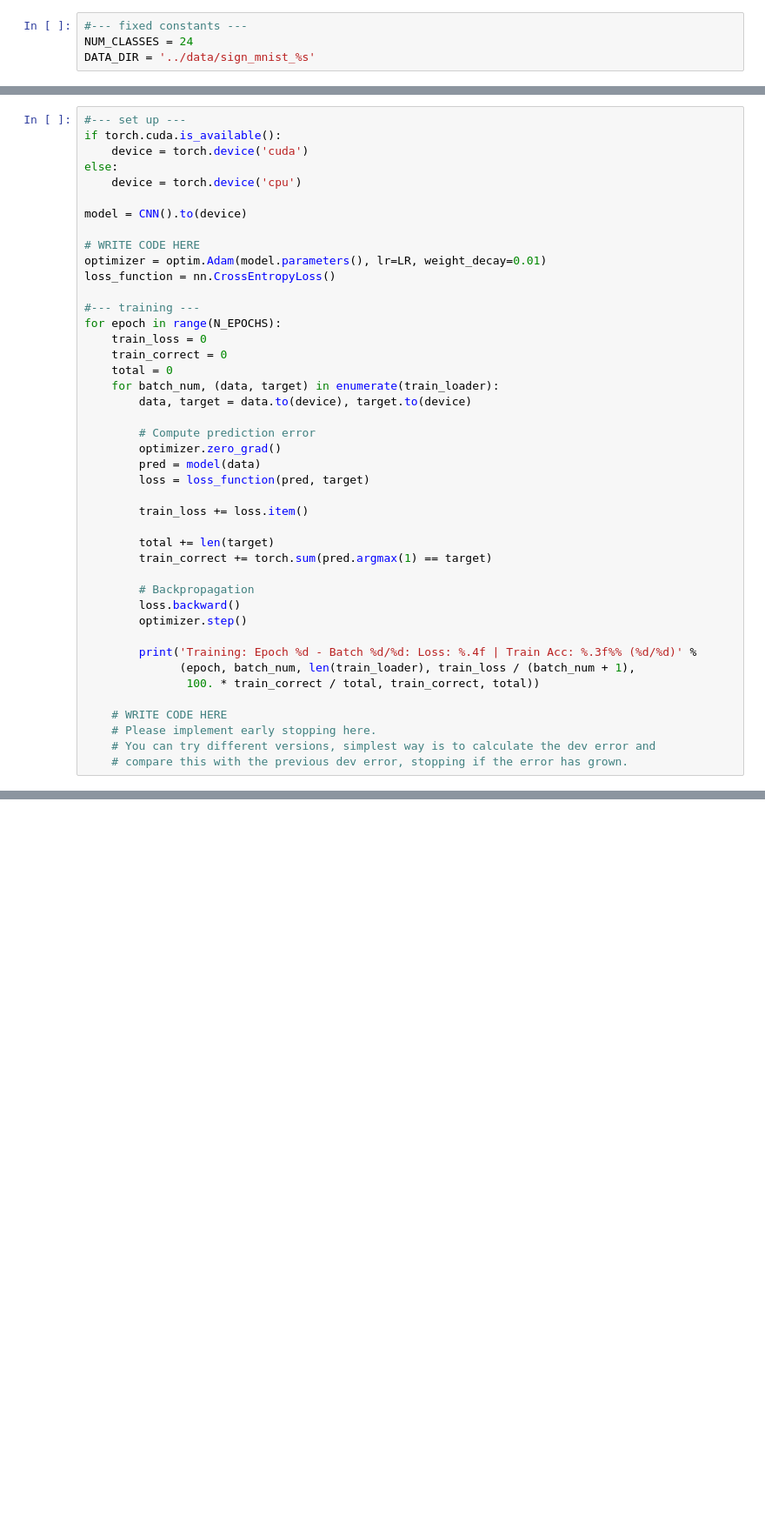
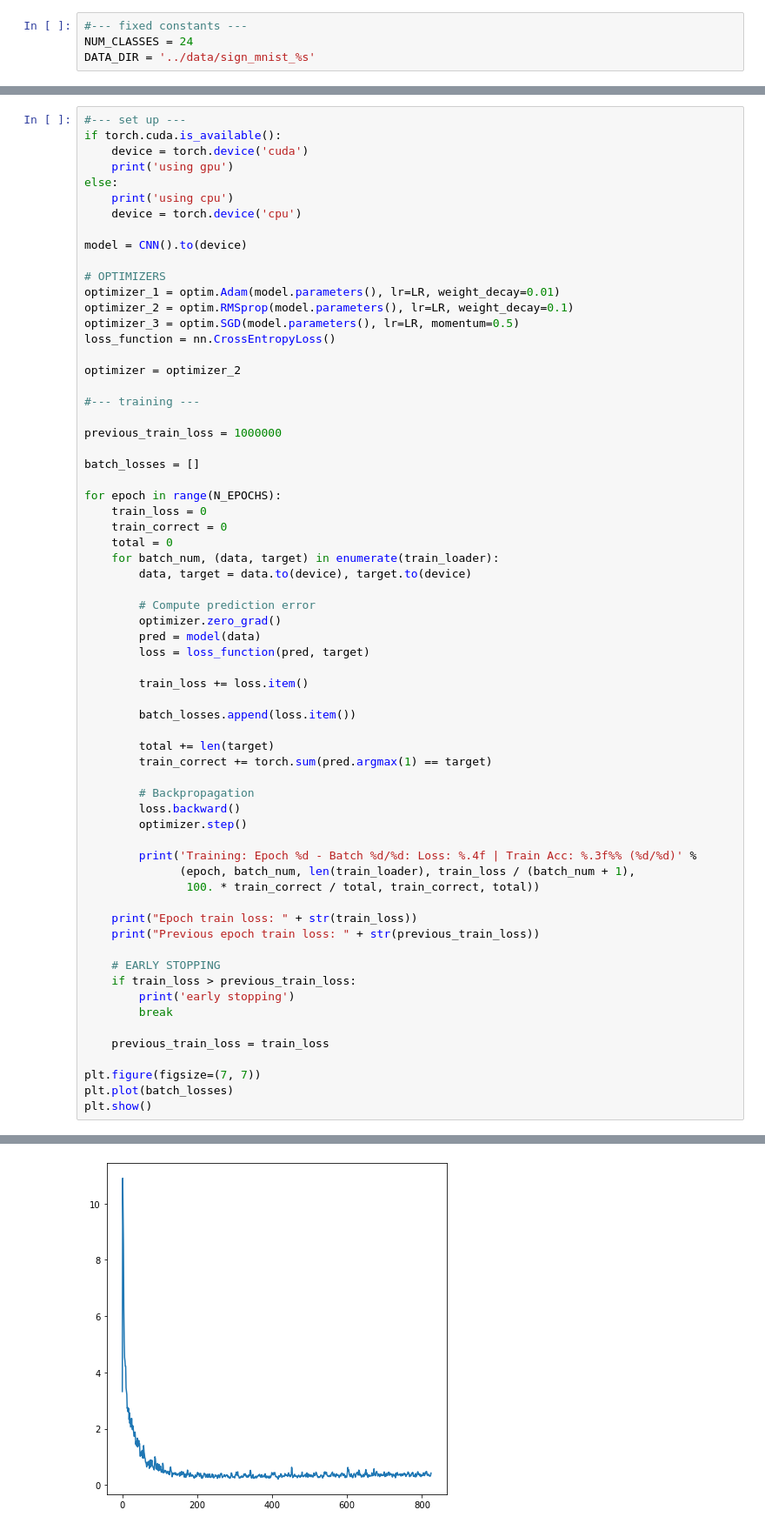
Before and after one commit to miikahyttinen/idl_22, a Jupyter notebook: intro_to_dl_assignment_2/src/DL_hw2.ipynb, the cells around one changed output, grey strips where cells are left out. Shown at 87% size. Drawn from its saved outputs; the diff is of its cells as text; blank space fills up the shorter version.

```diff
--- a/intro_to_dl_assignment_2/src/DL_hw2.ipynb
+++ b/intro_to_dl_assignment_2/src/DL_hw2.ipynb
@@ -68,16 +69,27 @@ class CNN(nn.Module):
 #--- set up ---
 if torch.cuda.is_available():
     device = torch.device('cuda')
+    print('using gpu')
 else:
+    print('using cpu')
     device = torch.device('cpu')
 
 model = CNN().to(device)
 
-# WRITE CODE HERE
-optimizer = optim.Adam(model.parameters(), lr=LR, weight_decay=0.01)
+# OPTIMIZERS
+optimizer_1 = optim.Adam(model.parameters(), lr=LR, weight_decay=0.01)
+optimizer_2 = optim.RMSprop(model.parameters(), lr=LR, weight_decay=0.1)
+optimizer_3 = optim.SGD(model.parameters(), lr=LR, momentum=0.5)
 loss_function = nn.CrossEntropyLoss()
 
+optimizer = optimizer_2
+
 #--- training ---
+
+previous_train_loss = 1000000
+
+batch_losses = []
+
 for epoch in range(N_EPOCHS):
     train_loss = 0
     train_correct = 0
@@ -92,6 +104,8 @@ for epoch in range(N_EPOCHS):
 
         train_loss += loss.item()
 
+        batch_losses.append(loss.item())
+
         total += len(target)
         train_correct += torch.sum(pred.argmax(1) == target)
 
@@ -103,8 +117,17 @@ for epoch in range(N_EPOCHS):
               (epoch, batch_num, len(train_loader), train_loss / (batch_num + 1),
                100. * train_correct / total, train_correct, total))
 
-    # WRITE CODE HERE
-    # Please implement early stopping here.
-    # You can try different versions, simplest way is to calculate the dev error and
-    # compare this with the previous dev error, stopping if the error has grown.
+    print("Epoch train loss: " + str(train_loss))
+    print("Previous epoch train loss: " + str(previous_train_loss))
+
+    # EARLY STOPPING
+    if train_loss > previous_train_loss:
+        print('early stopping')
+        break
+
+    previous_train_loss = train_loss
+
+plt.figure(figsize=(7, 7))
+plt.plot(batch_losses)
+plt.show()
 # %% [output]
@@ -128 +151,2 @@ Training: Epoch 4 - Batch 274/275: Loss: 0.0987 | Train Acc: 98.153% (26948/2745
+[figure, added]
 # %%
```
Also changed, not shown: parts of 4 cells of this notebook.
